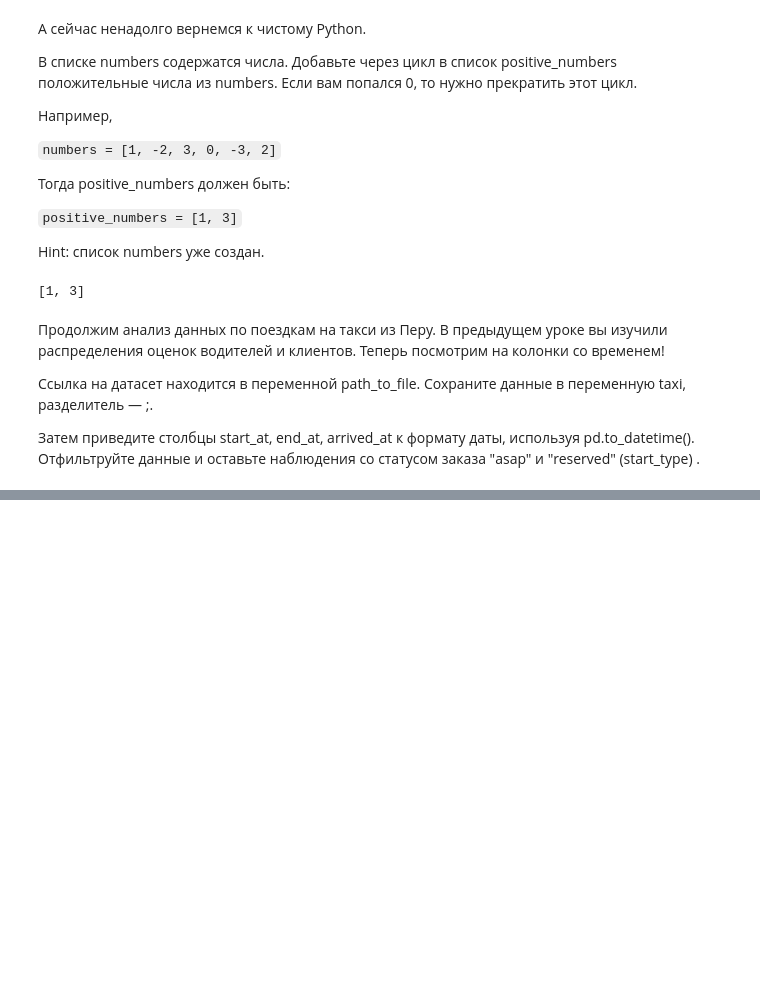
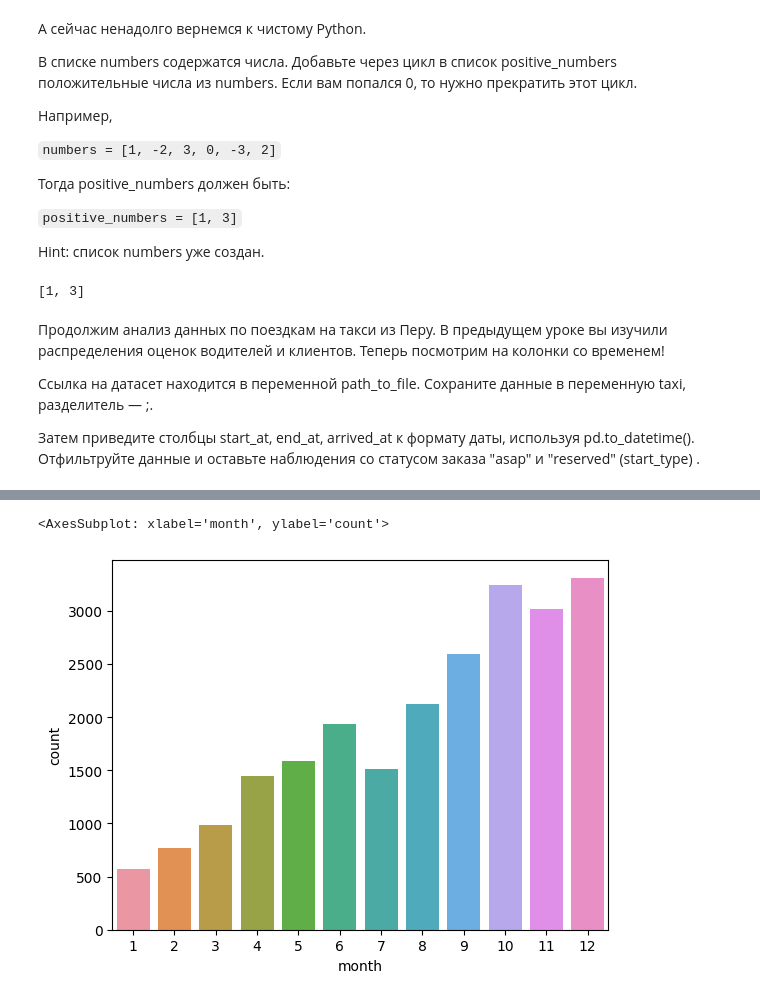
Before and after one commit to NXT26/karpov.courses, a Jupyter notebook: lesson4/HW_lesson_4.ipynb, the cells around one changed output, grey strips where cells are left out. Drawn from its saved outputs; the diff is of its cells as text; code cells hidden in the pictures; blank space fills up the shorter version.

```diff
--- a/lesson4/HW_lesson_4.ipynb
+++ b/lesson4/HW_lesson_4.ipynb
@@ -56,7 +56,10 @@ positive_numbers
 # %%
 import pandas as pd
 taxi = pd.read_csv("../lesson3/3_taxi_peru.csv", sep=";")
-taxi
+taxi["start_at"] = pd.to_datetime(taxi["start_at"])
+taxi["end_at"] = pd.to_datetime(taxi["end_at"])
+taxi["arrived_at"] = pd.to_datetime(taxi["arrived_at"])
+taxi.query("start_type == 'reserved' or start_type == 'asap'")
 # %% [output]
 |  | journey_id | user_id | driver_id | taxi_id | icon | start_type | start_at | start_lat | start_lon | end_at | ... |
 | 0 | 23a1406fc6a11d866e3c82f22eed4d4c | 0e9af5bbf1edfe591b54ecdfd7e91e26 | 583949a89a9ee17d19e3ca4f137b6b4c | b12f4f09c783e29fe0d0ea624530db56 | executive | asap | 2010-11-16 16:44:00 | -12,13983536 | -77,02355957 | 2010-11-16 17:29:00 | ... |
@@ -73,0 +83,3 @@ taxi
+# %%
+taxi["wait_time"] = (taxi.arrived_at - taxi.start_at).astype('timedelta64[m]')
+taxi["wait_time"]
@@ -73,0 +127,4 @@ taxi
+# %%
+taxi["month"] = taxi.start_at.dt.month
+taxi["weekday"] = taxi.start_at.dt.strftime('%A')
+taxi.month
@@ -73,0 +168,5 @@ taxi
+# %%
+sns.countplot(taxi, x="month")
+# %% [output]
+<AxesSubplot: xlabel='month', ylabel='count'>
+[figure, added]
```
Also changed, not shown: parts of 14 cells of this notebook.
